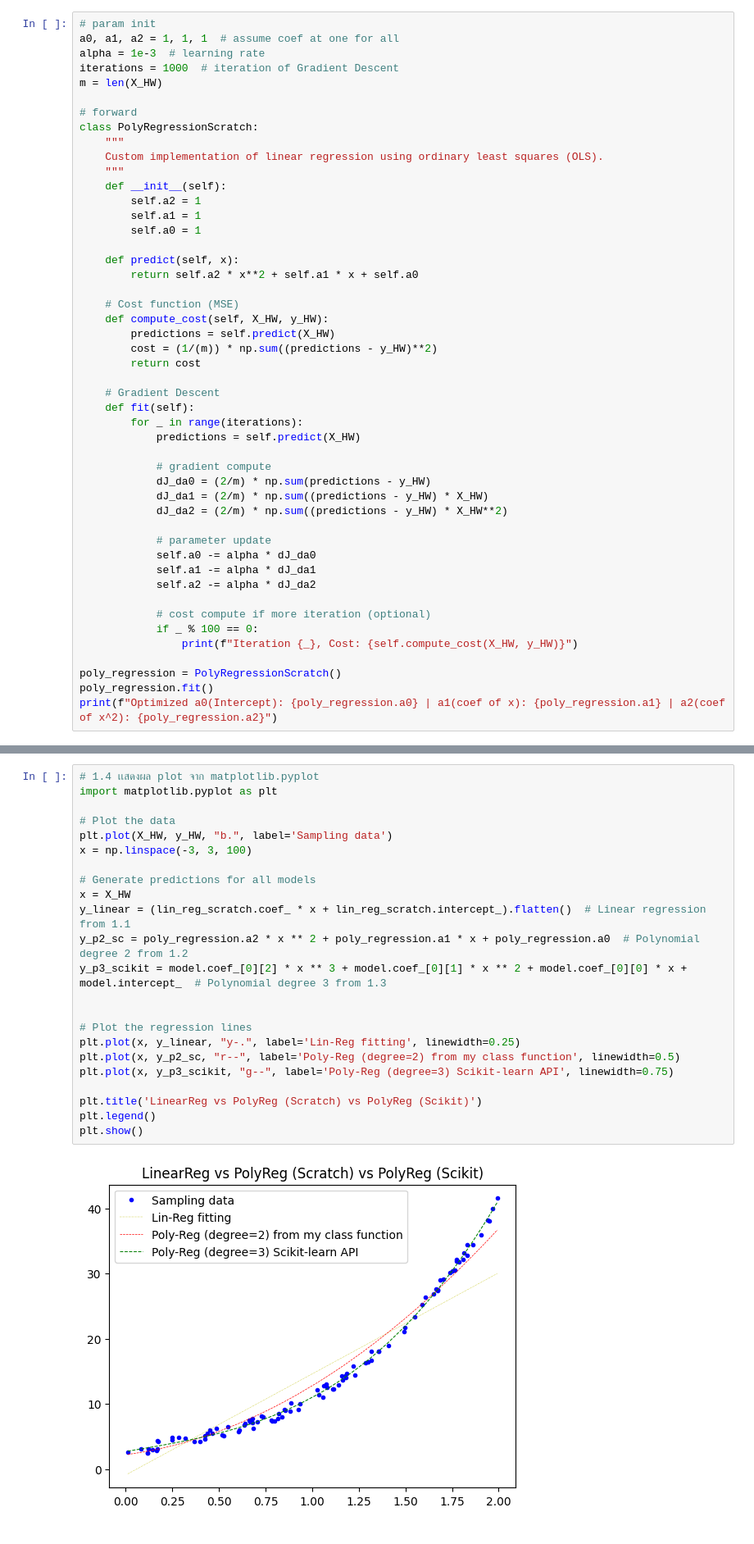
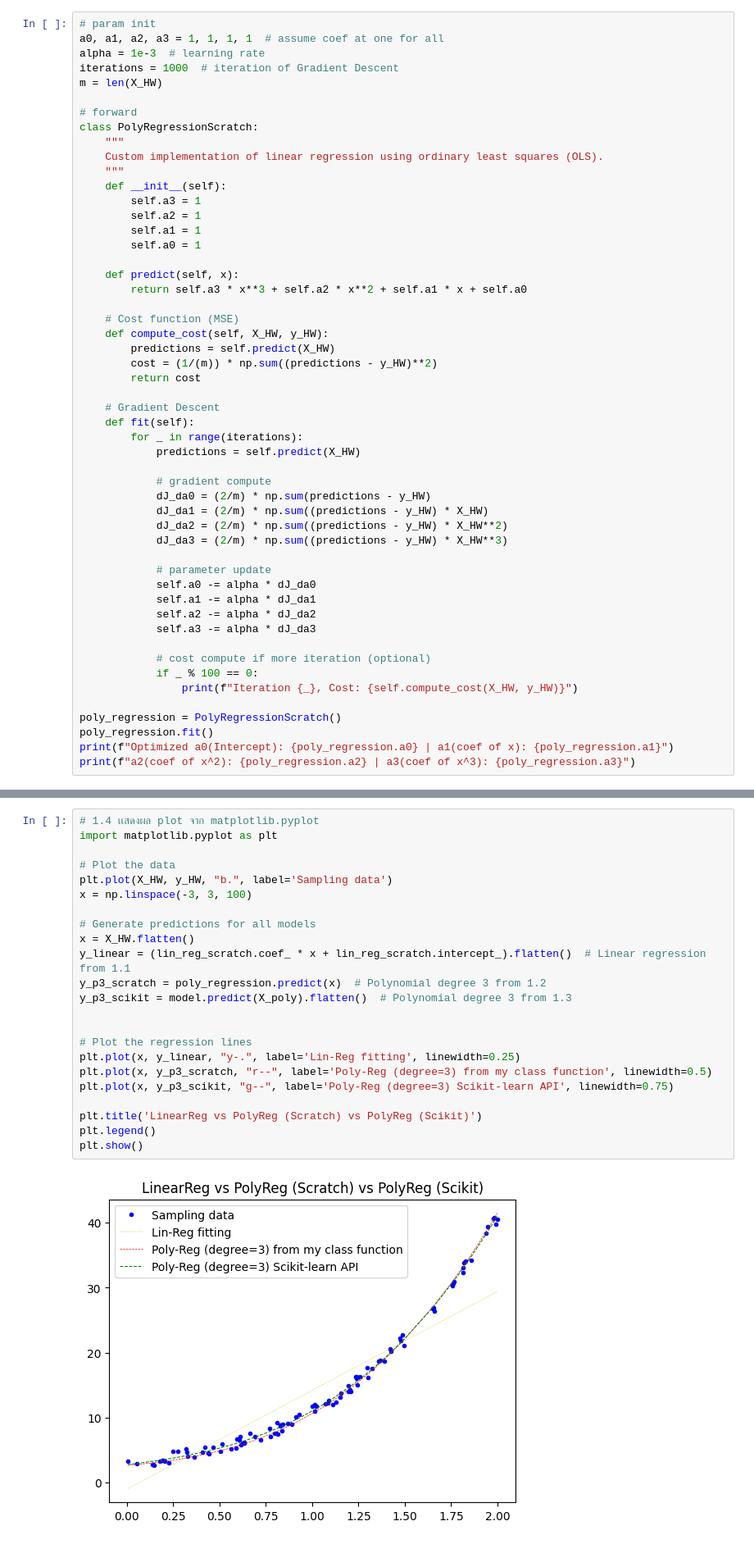
Before and after one commit to Tanaphat-Ken/IntroToML, a Jupyter notebook: HW/HW2/W2-1a_Linear-PolynomialRegression_Hours2GPA.ipynb, the cells around one changed output, grey strips where cells are left out. Shown at 82% size. Cells and saved outputs as stored; diff of their text form.

```diff
--- a/HW/HW2/W2-1a_Linear-PolynomialRegression_Hours2GPA.ipynb
+++ b/HW/HW2/W2-1a_Linear-PolynomialRegression_Hours2GPA.ipynb
@@ -442,6 +442,6 @@ Coef : 15.510616636572786
 # %%
 # param init
-a0, a1, a2 = 1, 1, 1  # assume coef at one for all
+a0, a1, a2, a3 = 1, 1, 1, 1  # assume coef at one for all
 alpha = 1e-3  # learning rate
 iterations = 1000  # iteration of Gradient Descent
 m = len(X_HW)
@@ -452,12 +452,13 @@ class PolyRegressionScratch:
     Custom implementation of linear regression using ordinary least squares (OLS).
     """
     def __init__(self):
+        self.a3 = 1
         self.a2 = 1
         self.a1 = 1
         self.a0 = 1
 
     def predict(self, x):
-        return self.a2 * x**2 + self.a1 * x + self.a0
+        return self.a3 * x**3 + self.a2 * x**2 + self.a1 * x + self.a0
 
     # Cost function (MSE)
     def compute_cost(self, X_HW, y_HW):
@@ -474,11 +475,13 @@ class PolyRegressionScratch:
             dJ_da0 = (2/m) * np.sum(predictions - y_HW)
             dJ_da1 = (2/m) * np.sum((predictions - y_HW) * X_HW)
             dJ_da2 = (2/m) * np.sum((predictions - y_HW) * X_HW**2)
+            dJ_da3 = (2/m) * np.sum((predictions - y_HW) * X_HW**3)
 
             # parameter update
             self.a0 -= alpha * dJ_da0
             self.a1 -= alpha * dJ_da1
             self.a2 -= alpha * dJ_da2
+            self.a3 -= alpha * dJ_da3
 
             # cost compute if more iteration (optional)
             if _ % 100 == 0:
@@ -486,5 +489,6 @@ class PolyRegressionScratch:
 
 poly_regression = PolyRegressionScratch()
 poly_regression.fit()
-print(f"Optimized a0(Intercept): {poly_regression.a0} | a1(coef of x): {poly_regression.a1} | a2(coef of x^2): {poly_regression.a2}")
+print(f"Optimized a0(Intercept): {poly_regression.a0} | a1(coef of x): {poly_regression.a1}")
+print(f"a2(coef of x^2): {poly_regression.a2} | a3(coef of x^3): {poly_regression.a3}")
 # %% [output]
@@ -522,28 +527,28 @@ Intercept: [2.69011532]
 # %%
 # 1.4 เเสดงผล plot จาก matplotlib.pyplot
 import matplotlib.pyplot as plt
 
 # Plot the data
 plt.plot(X_HW, y_HW, "b.", label='Sampling data')
 x = np.linspace(-3, 3, 100)
 
 # Generate predictions for all models
-x = X_HW
+x = X_HW.flatten()
 y_linear = (lin_reg_scratch.coef_ * x + lin_reg_scratch.intercept_).flatten()  # Linear regression from 1.1
-y_p2_sc = poly_regression.a2 * x ** 2 + poly_regression.a1 * x + poly_regression.a0  # Polynomial degree 2 from 1.2
-y_p3_scikit = model.coef_[0][2] * x ** 3 + model.coef_[0][1] * x ** 2 + model.coef_[0][0] * x + model.intercept_  # Polynomial degree 3 from 1.3
+y_p3_scratch = poly_regression.predict(x)  # Polynomial degree 3 from 1.2
+y_p3_scikit = model.predict(X_poly).flatten()  # Polynomial degree 3 from 1.3
 
 
 # Plot the regression lines
 plt.plot(x, y_linear, "y-.", label='Lin-Reg fitting', linewidth=0.25)
-plt.plot(x, y_p2_sc, "r--", label='Poly-Reg (degree=2) from my class function', linewidth=0.5)
+plt.plot(x, y_p3_scratch, "r--", label='Poly-Reg (degree=3) from my class function', linewidth=0.5)
 plt.plot(x, y_p3_scikit, "g--", label='Poly-Reg (degree=3) Scikit-learn API', linewidth=0.75)
 
 plt.title('LinearReg vs PolyReg (Scratch) vs PolyReg (Scikit)')
 plt.legend()
 plt.show()
 # %% [output]
-[figure, old version]
+[figure, new version]
 # %%
 # 1.5 วัดผลความแม่นยำของการทำนายด้วยตัวชี้วัดที่เรียกว่า R-squared (R²)
 from sklearn.metrics import r2_score
```
Also changed, not shown: parts of 4 cells of this notebook.
